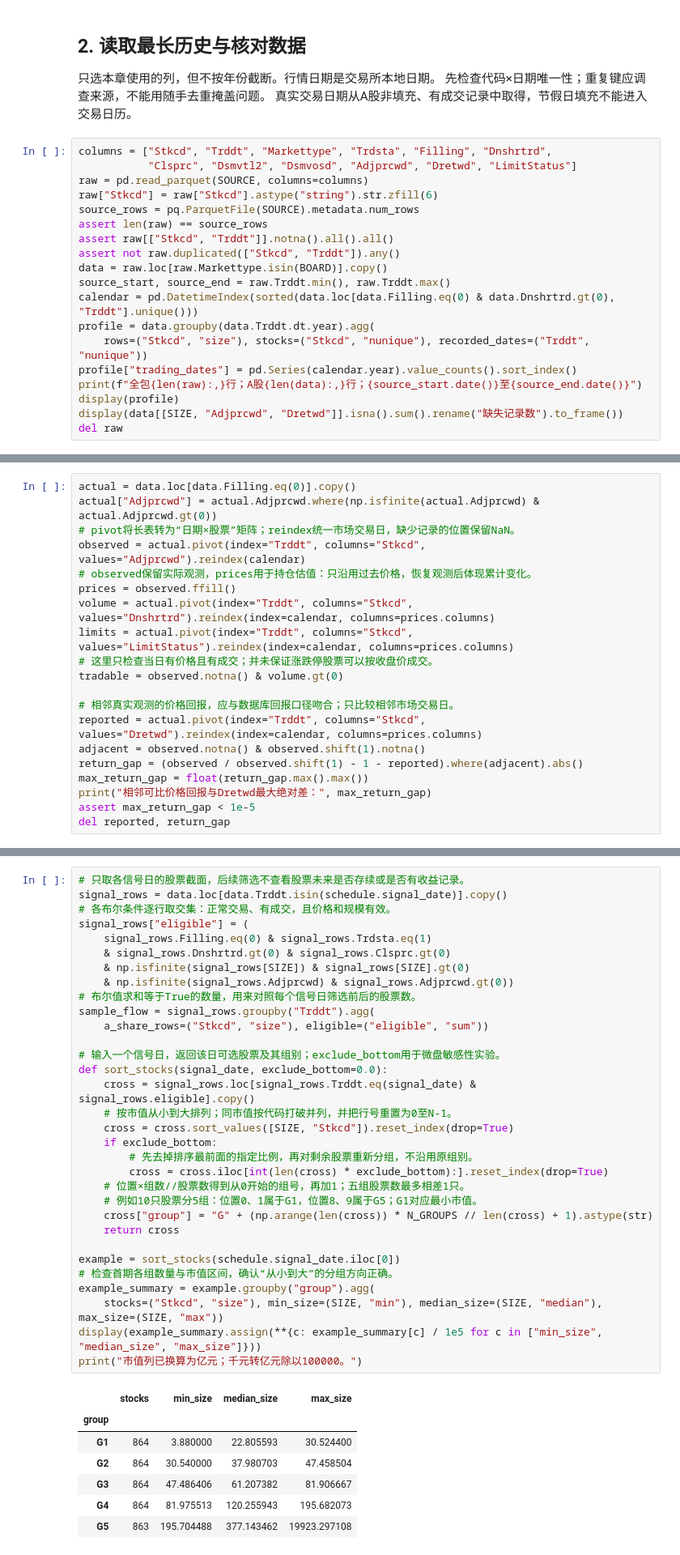
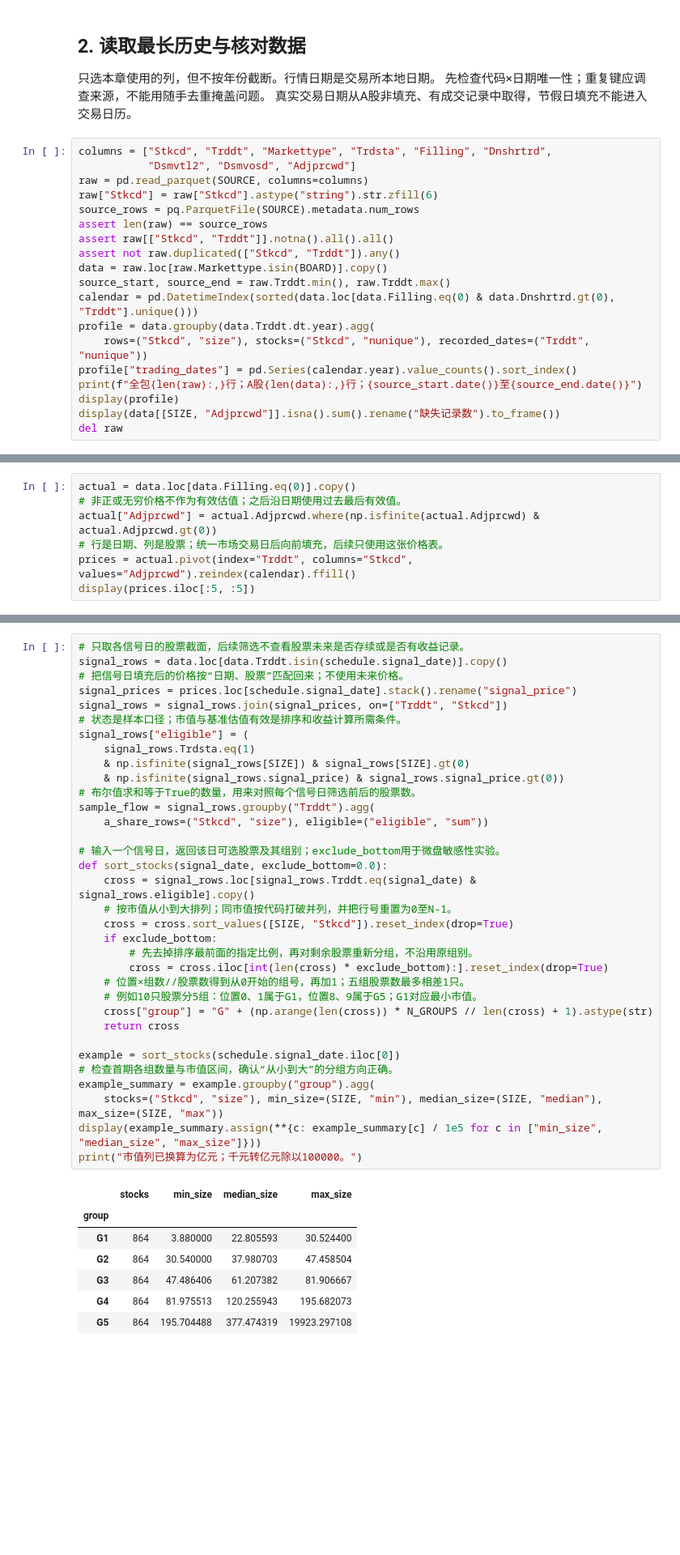
Before and after one commit to aiqfin/python-for-finance, a Jupyter notebook: Chapter12 - 横截面排序与股票组合/notebooks/12_横截面排序与股票组合.ipynb, the cells around one changed output, grey strips where cells are left out. Shown at 81% size. Drawn from its saved outputs; the diff is of its cells as text; blank space fills up the shorter version.

```diff
--- a/Chapter12 - 横截面排序与股票组合/notebooks/12_横截面排序与股票组合.ipynb
+++ b/Chapter12 - 横截面排序与股票组合/notebooks/12_横截面排序与股票组合.ipynb
@@ -61,7 +60,7 @@ Python / pandas： 3.11.15 2.3.3
 真实交易日期从A股非填充、有成交记录中取得，节假日填充不能进入交易日历。
 # %%
 columns = ["Stkcd", "Trddt", "Markettype", "Trdsta", "Filling", "Dnshrtrd",
-           "Clsprc", "Dsmvtl2", "Dsmvosd", "Adjprcwd", "Dretwd", "LimitStatus"]
+           "Dsmvtl2", "Dsmvosd", "Adjprcwd"]
 raw = pd.read_parquet(SOURCE, columns=columns)
 raw["Stkcd"] = raw["Stkcd"].astype("string").str.zfill(6)
 source_rows = pq.ParquetFile(SOURCE).metadata.num_rows
@@ -76,7 +75,7 @@ profile = data.groupby(data.Trddt.dt.year).agg(
 profile["trading_dates"] = pd.Series(calendar.year).value_counts().sort_index()
 print(f"全包{len(raw):,}行；A股{len(data):,}行；{source_start.date()}至{source_end.date()}")
 display(profile)
-display(data[[SIZE, "Adjprcwd", "Dretwd"]].isna().sum().rename("缺失记录数").to_frame())
+display(data[[SIZE, "Adjprcwd"]].isna().sum().rename("缺失记录数").to_frame())
 del raw
 # %% [output]
 全包6,888,585行；A股6,778,694行；2021-08-16至2026-08-13
@@ -102,21 +100,8 @@ del raw
 # %%
 actual = data.loc[data.Filling.eq(0)].copy()
+# 非正或无穷价格不作为有效估值；之后沿日期使用过去最后有效值。
 actual["Adjprcwd"] = actual.Adjprcwd.where(np.isfinite(actual.Adjprcwd) & actual.Adjprcwd.gt(0))
-# pivot将长表转为“日期×股票”矩阵；reindex统一市场交易日，缺少记录的位置保留NaN。
-observed = actual.pivot(index="Trddt", columns="Stkcd", values="Adjprcwd").reindex(calendar)
-# observed保留实际观测，prices用于持仓估值：只沿用过去价格，恢复观测后体现累计变化。
-prices = observed.ffill()
-volume = actual.pivot(index="Trddt", columns="Stkcd", values="Dnshrtrd").reindex(index=calendar, columns=prices.columns)
-limits = actual.pivot(index="Trddt", columns="Stkcd", values="LimitStatus").reindex(index=calendar, columns=prices.columns)
-# 这里只检查当日有价格且有成交；并未保证涨跌停股票可以按收盘价成交。
-tradable = observed.notna() & volume.gt(0)
-
-# 相邻真实观测的价格回报，应与数据库回报口径吻合；只比较相邻市场交易日。
-reported = actual.pivot(index="Trddt", columns="Stkcd", values="Dretwd").reindex(index=calendar, columns=prices.columns)
-adjacent = observed.notna() & observed.shift(1).notna()
-return_gap = (observed / observed.shift(1) - 1 - reported).where(adjacent).abs()
-max_return_gap = float(return_gap.max().max())
-print("相邻可比价格回报与Dretwd最大绝对差：", max_return_gap)
-assert max_return_gap < 1e-5
-del reported, return_gap
+# 行是日期、列是股票；统一市场交易日后向前填充，后续只使用这张价格表。
+prices = actual.pivot(index="Trddt", columns="Stkcd", values="Adjprcwd").reindex(calendar).ffill()
+display(prices.iloc[:5, :5])
 # %% [output]
@@ -167,43 +156,45 @@ display(pd.concat([schedule.head(3), schedule.tail(3)]))
 # %%
 # 只取各信号日的股票截面，后续筛选不查看股票未来是否存续或是否有收益记录。
 signal_rows = data.loc[data.Trddt.isin(schedule.signal_date)].copy()
-# 各布尔条件逐行取交集：正常交易、有成交，且价格和规模有效。
+# 把信号日填充后的价格按“日期、股票”匹配回来；不使用未来价格。
+signal_prices = prices.loc[schedule.signal_date].stack().rename("signal_price")
+signal_rows = signal_rows.join(signal_prices, on=["Trddt", "Stkcd"])
+# 状态是样本口径；市值与基准估值有效是排序和收益计算所需条件。
 signal_rows["eligible"] = (
-    signal_rows.Filling.eq(0) & signal_rows.Trdsta.eq(1)
-    & signal_rows.Dnshrtrd.gt(0) & signal_rows.Clsprc.gt(0)
+    signal_rows.Trdsta.eq(1)
     & np.isfinite(signal_rows[SIZE]) & signal_rows[SIZE].gt(0)
-    & np.isfinite(signal_rows.Adjprcwd) & signal_rows.Adjprcwd.gt(0))
+    & np.isfinite(signal_rows.signal_price) & signal_rows.signal_price.gt(0))
 # 布尔值求和等于True的数量，用来对照每个信号日筛选前后的股票数。
 sample_flow = signal_rows.groupby("Trddt").agg(
     a_share_rows=("Stkcd", "size"), eligible=("eligible", "sum"))
 
 # 输入一个信号日，返回该日可选股票及其组别；exclude_bottom用于微盘敏感性实验。
 def sort_stocks(signal_date, exclude_bottom=0.0):
     cross = signal_rows.loc[signal_rows.Trddt.eq(signal_date) & signal_rows.eligible].copy()
     # 按市值从小到大排列；同市值按代码打破并列，并把行号重置为0至N-1。
     cross = cross.sort_values([SIZE, "Stkcd"]).reset_index(drop=True)
     if exclude_bottom:
         # 先去掉排序最前面的指定比例，再对剩余股票重新分组，不沿用原组别。
         cross = cross.iloc[int(len(cross) * exclude_bottom):].reset_index(drop=True)
     # 位置×组数//股票数得到从0开始的组号，再加1；五组股票数最多相差1只。
     # 例如10只股票分5组：位置0、1属于G1，位置8、9属于G5；G1对应最小市值。
     cross["group"] = "G" + (np.arange(len(cross)) * N_GROUPS // len(cross) + 1).astype(str)
     return cross
 
 example = sort_stocks(schedule.signal_date.iloc[0])
 # 检查首期各组数量与市值区间，确认“从小到大”的分组方向正确。
 example_summary = example.groupby("group").agg(
     stocks=("Stkcd", "size"), min_size=(SIZE, "min"), median_size=(SIZE, "median"), max_size=(SIZE, "max"))
 display(example_summary.assign(**{c: example_summary[c] / 1e5 for c in ["min_size", "median_size", "max_size"]}))
 print("市值列已换算为亿元；千元转亿元除以100000。")
 # %% [output]
 |  | stocks | min_size | median_size | max_size |
 | group |  |  |  |  |
 | G1 | 864 | 3.880000 | 22.805593 | 30.524400 |
 | G2 | 864 | 30.540000 | 37.980703 | 47.458504 |
 | G3 | 864 | 47.486406 | 61.207382 | 81.906667 |
 | G4 | 864 | 81.975513 | 120.255943 | 195.682073 |
-| G5 | 863 | 195.704488 | 377.143462 | 19923.297108 |
+| G5 | 864 | 195.704488 | 377.474319 | 19923.297108 |
 市值列已换算为亿元；千元转亿元除以100000。
 # %% [markdown]
 ## 4. 等权、市值加权与持有期收益
```
Also changed, not shown: parts of 30 cells of this notebook, 12 other files.
